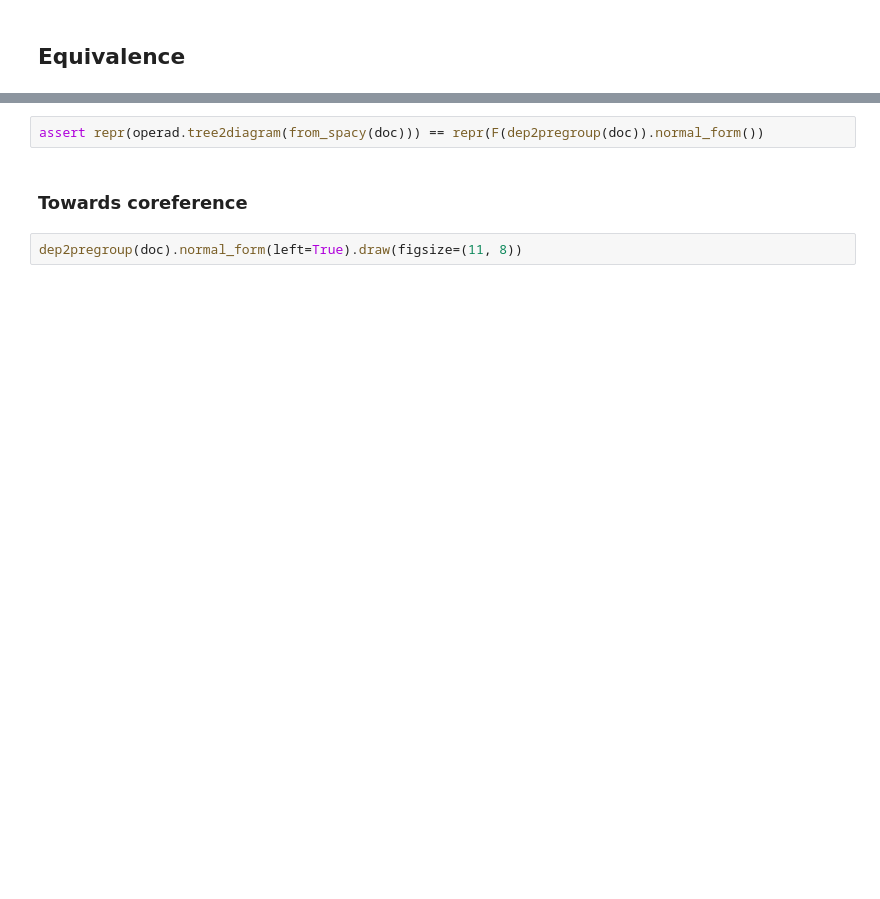
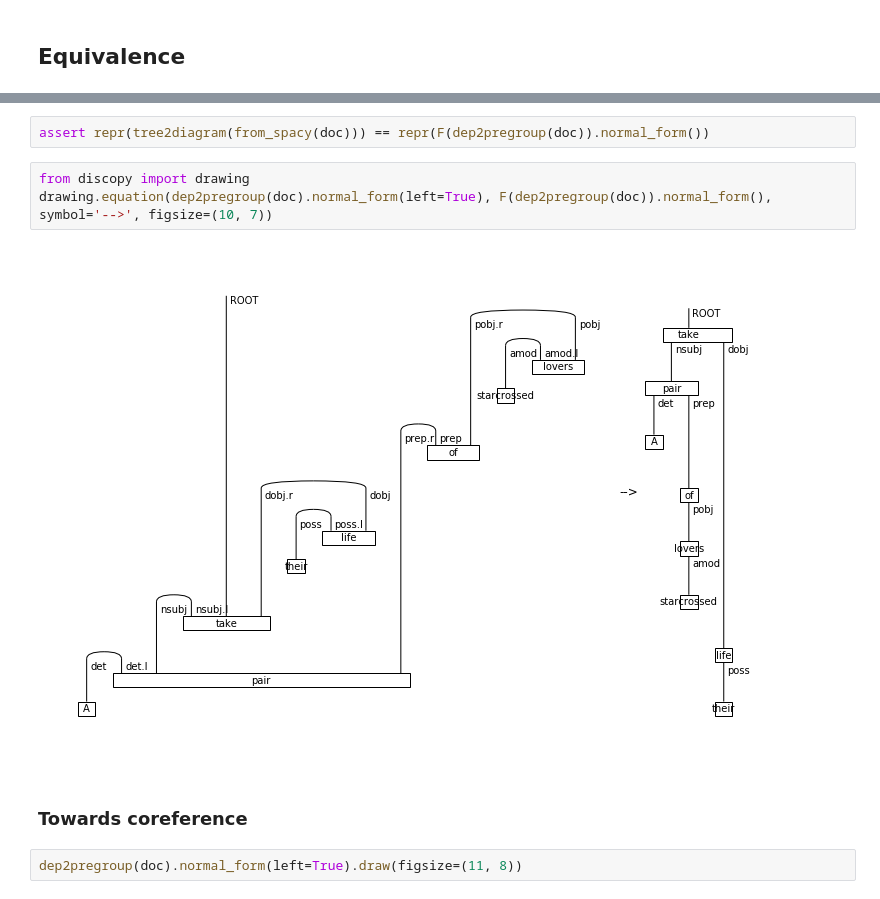
Before and after one commit to cnm13ryan/discopy, a Jupyter notebook: docs/notebooks/categories-for-nlp/rigid.ipynb, the cells around one changed output, grey strips where cells are left out. Saved outputs shown, nothing was run; the diff lists cells and outputs as text; blank space fills up the shorter version.

```diff
--- a/docs/notebooks/categories-for-nlp/rigid.ipynb
+++ b/docs/notebooks/categories-for-nlp/rigid.ipynb
@@ -84,5 +84,10 @@ F(dep2pregroup(doc)).normal_form().draw()
 # %%
-assert repr(operad.tree2diagram(from_spacy(doc))) == repr(F(dep2pregroup(doc)).normal_form())
+assert repr(tree2diagram(from_spacy(doc))) == repr(F(dep2pregroup(doc)).normal_form())
+# %%
+from discopy import drawing
+drawing.equation(dep2pregroup(doc).normal_form(left=True), F(dep2pregroup(doc)).normal_form(), symbol='-->', figsize=(10, 7))
+# %% [output]
+[figure, added]
 # %% [markdown]
 ### Towards coreference
 # %%
```
Also changed, not shown: parts of 7 cells of this notebook.
